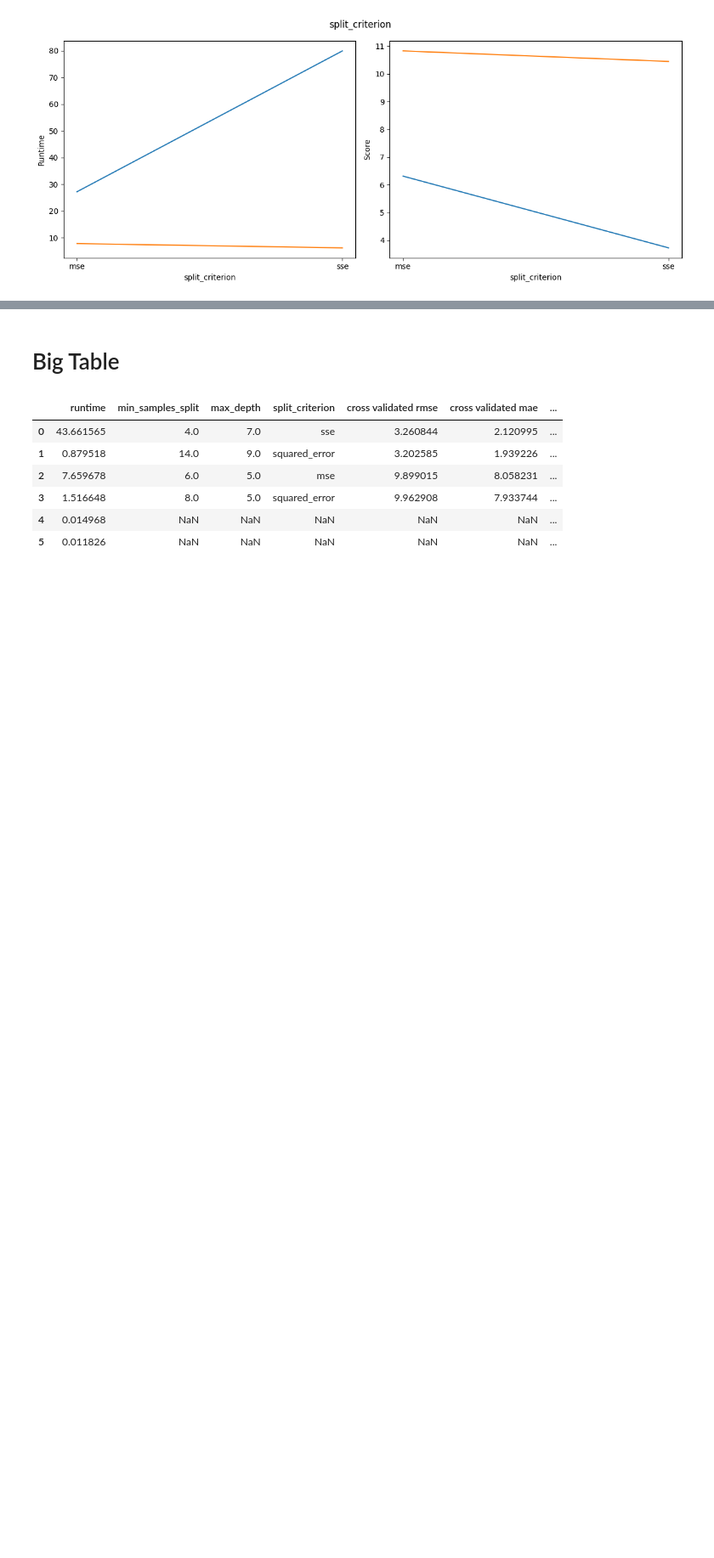
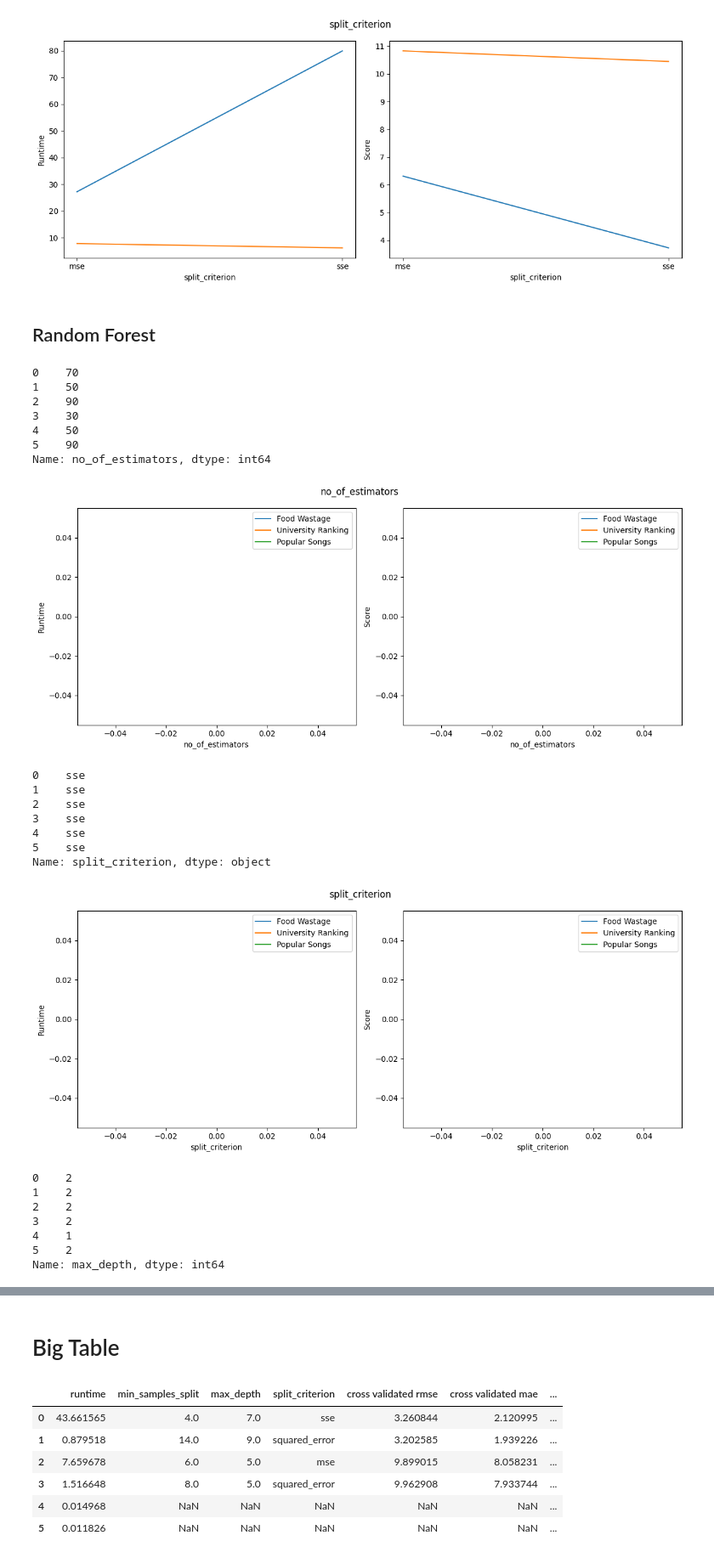
Before and after one commit to Esaiasson/Machine_learning_WS_2025, a Jupyter notebook: A2/final_results.ipynb, the cells around one changed output, grey strips where cells are left out. Shown: that part at 85% size. Cells and saved outputs as stored; diff of their text form; code cells hidden in the pictures; blank space fills up the shorter version.

```diff
--- a/A2/final_results.ipynb
+++ b/A2/final_results.ipynb
@@ -60,11 +62,19 @@ param_grid_scikit = {
 
 
 param_grid_rf = {
+    'no_of_estimators': range(10,100,20),
+    'split_criterion': ['sse', 'mse'],
+    'max_depth': range(1,3,1),
     'min_samples_split': range(5,7,1),
+    'max_features_criterion': ['sqrt', 'log2']
+}
+
+param_grid_rf_scikit = {
+    'n_estimators': range(10,100,20),
+    'criterion': ['squared_error'],
     'max_depth': range(1,3,1),
-    'split_criterion': ['sse', 'mse'],
-    'no_of_estimators': range(1,3,2),
-    'max_features_criterion': ['sqrt']
+    'min_samples_split': range(5,7,1),
+    'max_features': ['sqrt', 'log2']
 }
 # %% [markdown]
 # Regression Trees
@@ -231,5 +241,5 @@ For Random forest, we do not need to use CV, because then we loose the OOB data
 # %% [markdown]
 ### Our Implementation
 # %%
-best_forest_food_waste, train_results_rf_food_waste = grid_search.grid_search_obb(food_waste_df_train, "wastage_food_amount", param_grid_rf)
+best_forest_food_waste, train_results_rf_food_waste = grid_search.grid_search_oob2(food_waste_df_train, "wastage_food_amount", param_grid_rf)
 train_results_rf_food_waste
@@ -258,5 +318,5 @@ RMSE score on test set: 6.24744624914428
 # %% [markdown]
 ### Our Implementation
 # %%
-best_forest_college_rank, train_results_rf_college_rank = grid_search.grid_search_obb(college_rank_df_train, "2023", param_grid_rf)
-train_results_rf_food_waste
+best_forest_college_rank, train_results_rf_college_rank = grid_search.grid_search_oob2(college_rank_df_train, "2023", param_grid_rf)
+train_results_rf_college_rank
@@ -280,0 +388,3 @@ print(f"Food waste RMSE score on test set using Scikit implementation: {college_
+# %%
+best_forest_popular_songs, train_results_rf_popular_songs = grid_search.grid_search_oob2(popular_songs_features_train, "song_popularity", param_grid_rf)
+train_results_rf_popular_songs
@@ -334,3 +502,39 @@ parameter_eval.plot_parameter(train_results_food_waste, train_results_college_ra
 [figure]
 [figure]
 [figure]
+# %% [markdown]
+## Random Forest
+# %%
+eval_param_rf = {
+    'min_samples_split': 8,
+    'max_depth': 7,
+    'split_criterion': 'sse',
+    'no_of_estimators': 50,
+    'max_features_criterion': 'sqrt'
+}
+
+parameter_eval.plot_parameter(train_results_rf_food_waste, train_results_rf_college_rank, train_results_rf_popular_songs, param_grid_rf, eval_param_rf)
+# %% [output]
+0    70
+1    50
+2    90
+3    30
+4    50
+5    90
+Name: no_of_estimators, dtype: int64
+[figure, added]
+0    sse
+1    sse
+2    sse
+3    sse
+4    sse
+5    sse
+Name: split_criterion, dtype: object
+[figure, added]
+0    2
+1    2
+2    2
+3    2
+4    1
+5    2
+Name: max_depth, dtype: int64
```
Also changed, not shown: parts of 18 cells of this notebook, 2 other files.
